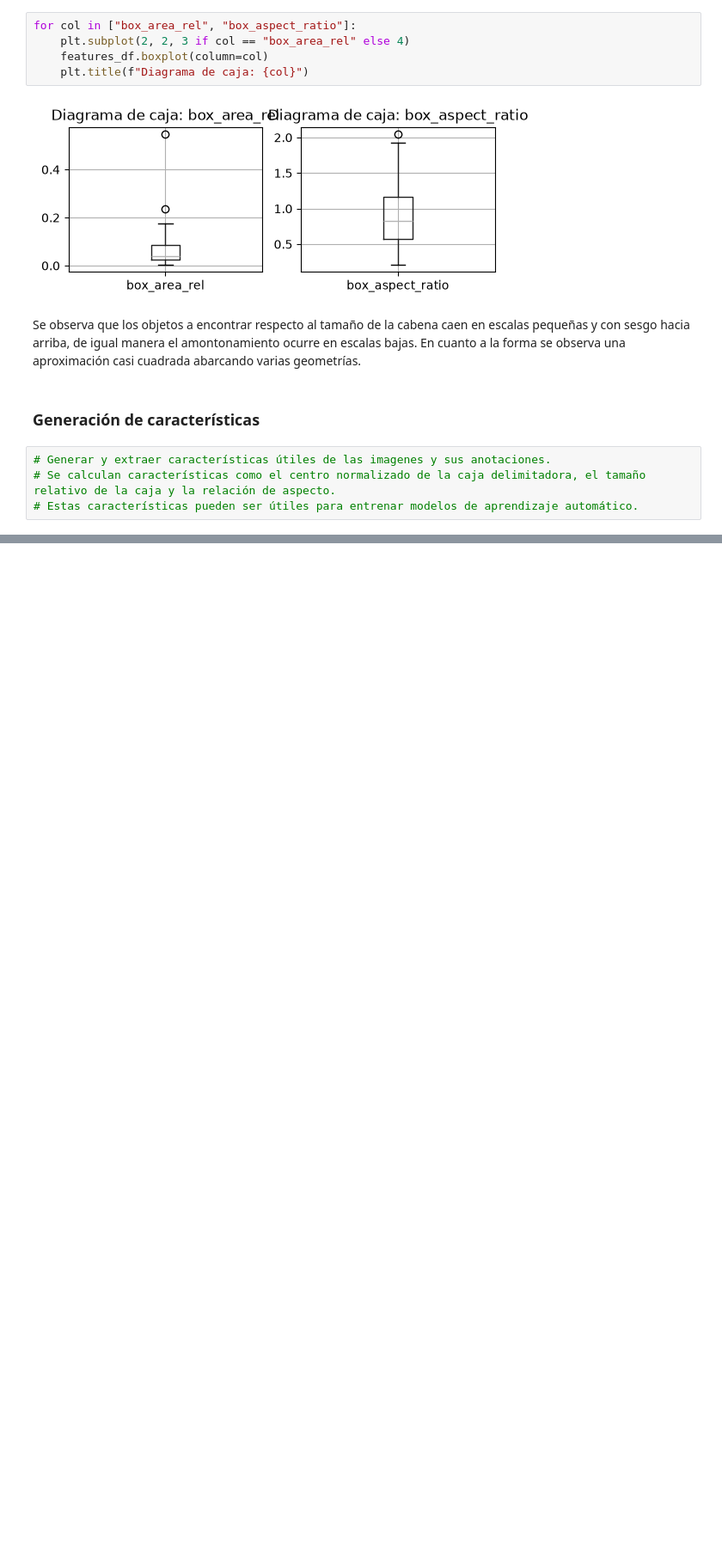
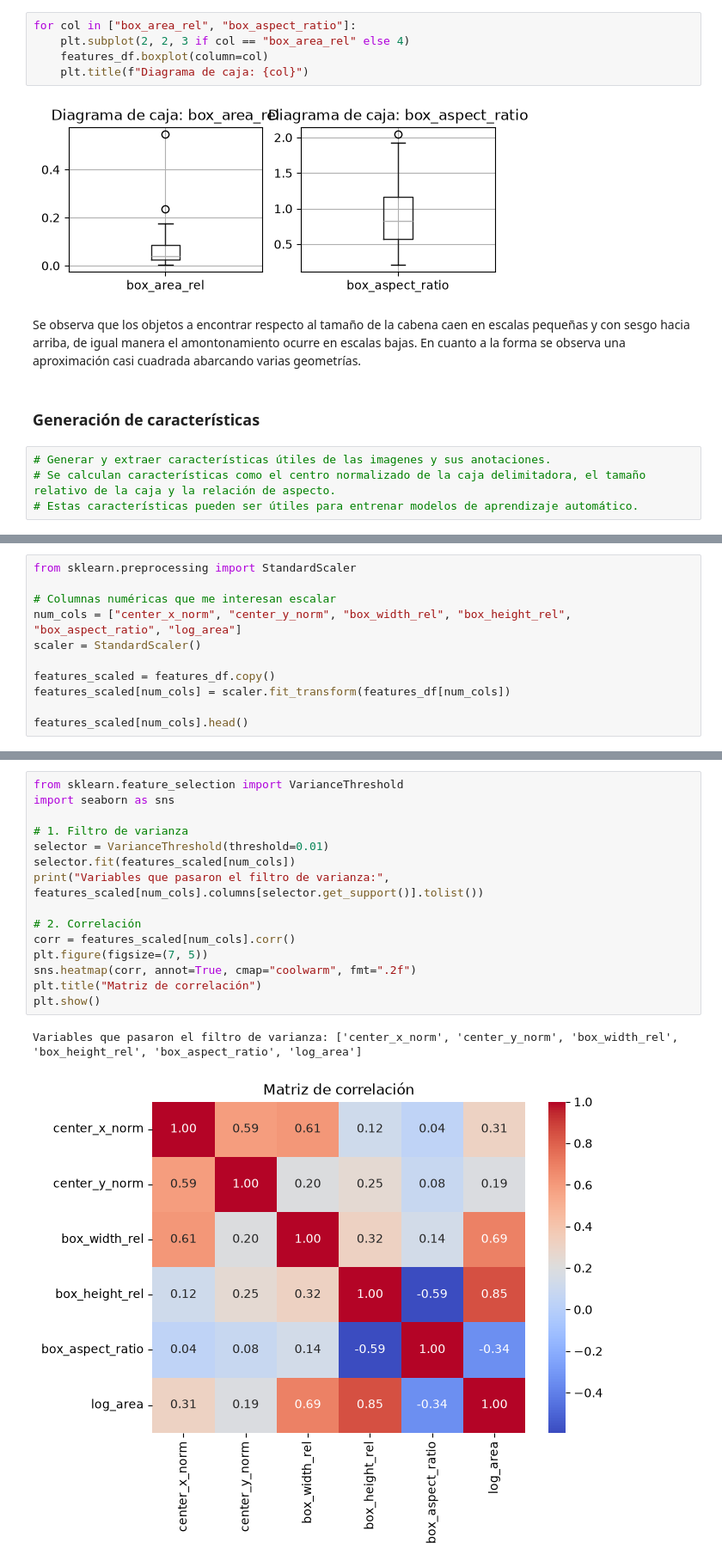
Before and after one commit to MarceloIsmael21/TC5031.10_ProyectoIntegrador, a Jupyter notebook: Notebooks/02_FE.ipynb, the cells around one changed output, grey strips where cells are left out. Shown at 86% size. Saved outputs shown, nothing was run; the diff lists cells and outputs as text; blank space fills up the shorter version.

```diff
--- a/Notebooks/02_FE.ipynb
+++ b/Notebooks/02_FE.ipynb
@@ -192,0 +237,11 @@ Se observa que los objetos a encontrar respecto al tamaño de la cabena caen en
+# %%
+from sklearn.preprocessing import StandardScaler
+
+# Columnas numéricas que me interesan escalar
+num_cols = ["center_x_norm", "center_y_norm", "box_width_rel", "box_height_rel", "box_aspect_ratio", "log_area"]
+scaler = StandardScaler()
+
+features_scaled = features_df.copy()
+features_scaled[num_cols] = scaler.fit_transform(features_df[num_cols])
+
+features_scaled[num_cols].head()
@@ -192,0 +259,18 @@ Se observa que los objetos a encontrar respecto al tamaño de la cabena caen en
+# %%
+from sklearn.feature_selection import VarianceThreshold
+import seaborn as sns
+
+# 1. Filtro de varianza
+selector = VarianceThreshold(threshold=0.01)
+selector.fit(features_scaled[num_cols])
+print("Variables que pasaron el filtro de varianza:", features_scaled[num_cols].columns[selector.get_support()].tolist())
+
+# 2. Correlación
+corr = features_scaled[num_cols].corr()
+plt.figure(figsize=(7, 5))
+sns.heatmap(corr, annot=True, cmap="coolwarm", fmt=".2f")
+plt.title("Matriz de correlación")
+plt.show()
+# %% [output]
+Variables que pasaron el filtro de varianza: ['center_x_norm', 'center_y_norm', 'box_width_rel', 'box_height_rel', 'box_aspect_ratio', 'log_area']
+[figure, added]
```
Also changed, not shown: parts of 23 cells of this notebook.
